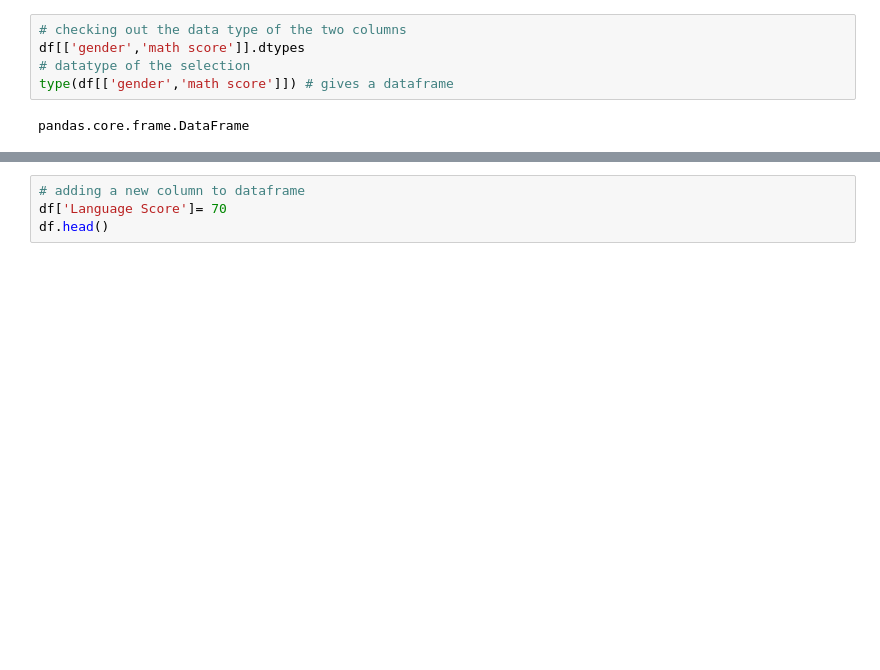
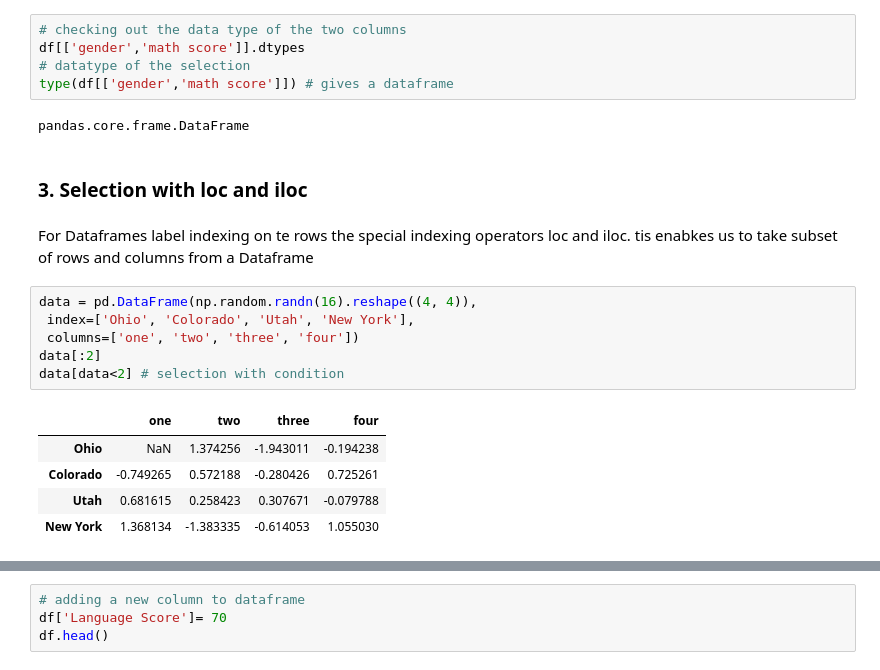
Before and after one commit to cgcb-01/Python-and-data-science-notes, a Jupyter notebook: Data Handling/pandasNotes.ipynb, the cells around one changed output, grey strips where cells are left out. Drawn from its saved outputs; the diff is of its cells as text; blank space fills up the shorter version.

```diff
--- a/Data Handling/pandasNotes.ipynb
+++ b/Data Handling/pandasNotes.ipynb
@@ -345,3 +361,19 @@ df[['gender','math score']].dtypes
 type(df[['gender','math score']]) # gives a dataframe
 # %% [output]
 pandas.core.frame.DataFrame
+# %% [markdown]
+### 3. Selection with loc and iloc
+# %% [markdown]
+For Dataframes label indexing on te rows the special indexing operators loc and iloc. tis enabkes us to take subset of rows and columns from a Dataframe
+# %%
+data = pd.DataFrame(np.random.randn(16).reshape((4, 4)),
+ index=['Ohio', 'Colorado', 'Utah', 'New York'],
+ columns=['one', 'two', 'three', 'four'])
+data[:2]
+data[data<2] # selection with condition
+# %% [output]
+|  | one | two | three | four |
+| Ohio | NaN | 1.374256 | -1.943011 | -0.194238 |
+| Colorado | -0.749265 | 0.572188 | -0.280426 | 0.725261 |
+| Utah | 0.681615 | 0.258423 | 0.307671 | -0.079788 |
+| New York | 1.368134 | -1.383335 | -0.614053 | 1.055030 |
```
Also changed, not shown: parts of 15 cells of this notebook, 1 other file.
